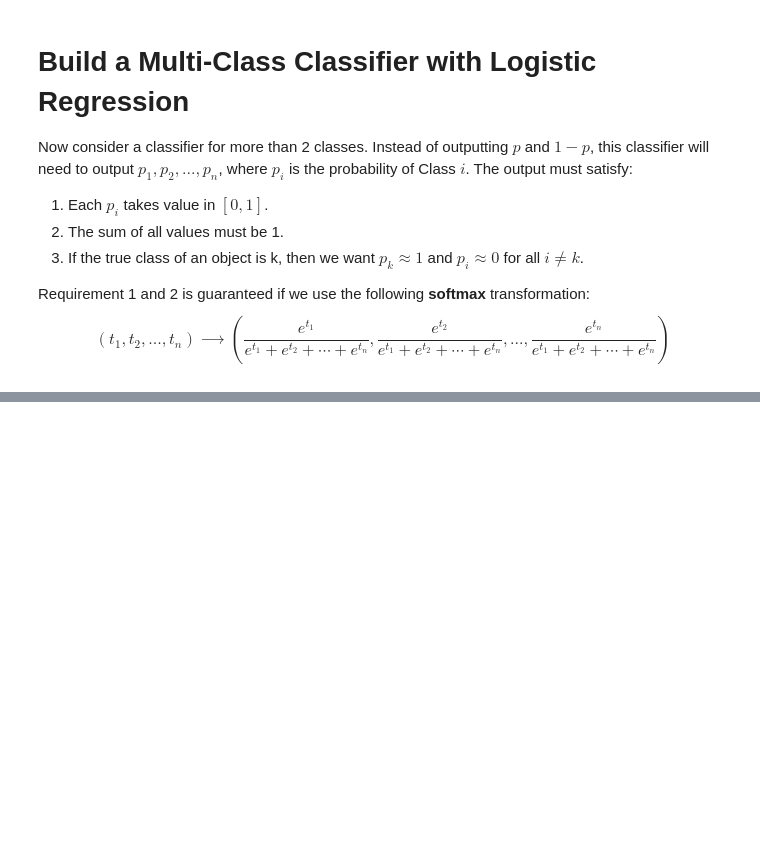
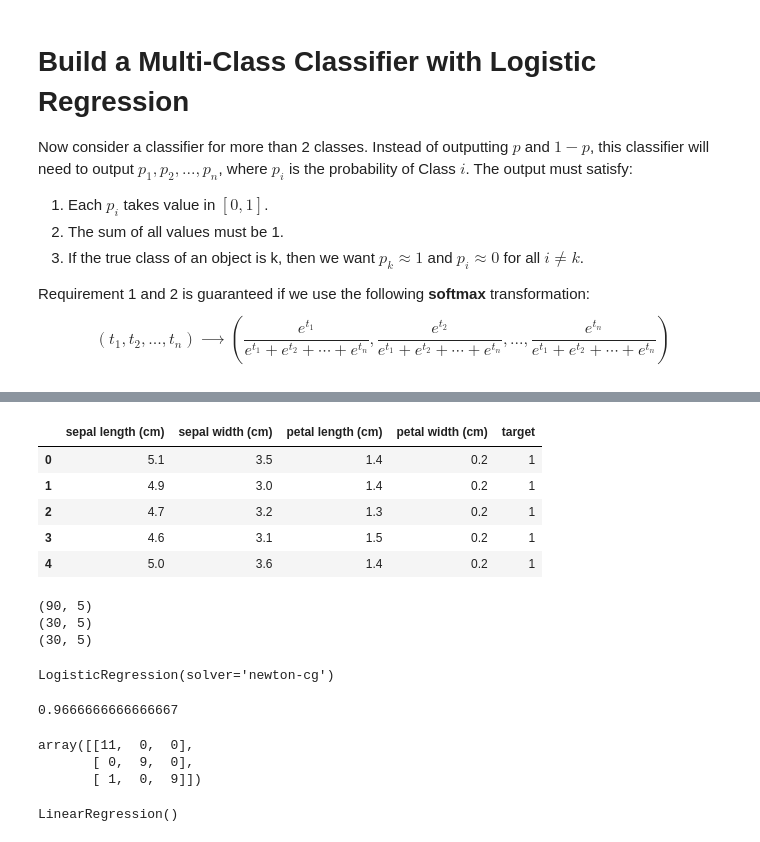
Before and after one commit to ch00226855/CMP414765Spring2022, a Jupyter notebook: Week07_LogisticRegression.ipynb, the cells around one changed output, grey strips where cells are left out. Cells and saved outputs as stored; diff of their text form; code cells hidden in the pictures; blank space fills up the shorter version.

```diff
--- a/Week07_LogisticRegression.ipynb
+++ b/Week07_LogisticRegression.ipynb
@@ -452,10 +580,59 @@ iris_df.head()
+# %%
+# Let's switch class label 0 and 1
+def label_switch(x):
+    if x == 0:
+        return 1
+    if x == 1:
+        return 0
+    else:
+        return x
+
+iris_df['target'] = iris_df['target'].apply(label_switch)
+iris_df.head()
+# %% [output]
+|  | sepal length (cm) | sepal width (cm) | petal length (cm) | petal width (cm) | target |
+| 0 | 5.1 | 3.5 | 1.4 | 0.2 | 1 |
+| 1 | 4.9 | 3.0 | 1.4 | 0.2 | 1 |
+| 2 | 4.7 | 3.2 | 1.3 | 0.2 | 1 |
+| 3 | 4.6 | 3.1 | 1.5 | 0.2 | 1 |
+| 4 | 5.0 | 3.6 | 1.4 | 0.2 | 1 |
+# %%
+# Split the data into traing set, validation set, and test set.
+training_val_set, test_set = train_test_split(iris_df, test_size=0.2)
+training_set, val_set = train_test_split(training_val_set, test_size=0.25)
+# print(training_val_set.shape)
+print(training_set.shape)
+print(val_set.shape)
+print(test_set.shape)
+# %% [output]
+(90, 5)
+(30, 5)
+(30, 5)
 # %%
 from sklearn.linear_model import LogisticRegression
 input_cols = iris_df.columns[:4]
 model = LogisticRegression(solver="newton-cg")
-model.fit(iris_df[input_cols], iris_df['target'])
+model.fit(training_set[input_cols], training_set['target'])
+# %% [output]
+LogisticRegression(solver='newton-cg')
 # %%
 from sklearn.metrics import accuracy_score
-predictions = model.predict(iris_df[input_cols])
-accuracy = accuracy_score(iris_df['target'], predictions)
+predictions = model.predict(test_set[input_cols])
+accuracy = accuracy_score(test_set['target'], predictions)
 print(accuracy)
+# %% [output]
+0.9666666666666667
+# %%
+from sklearn.metrics import confusion_matrix
+
+confusion_matrix(test_set['target'], predictions)
+# %% [output]
+array([[11,  0,  0],
+       [ 0,  9,  0],
+       [ 1,  0,  9]])
+# %%
+from sklearn.linear_model import LinearRegression
+model2 = LinearRegression()
+model2.fit(training_set[input_cols], training_set['target'])
+# %% [output]
+LinearRegression()
```
Also changed, not shown: parts of 26 cells of this notebook.
